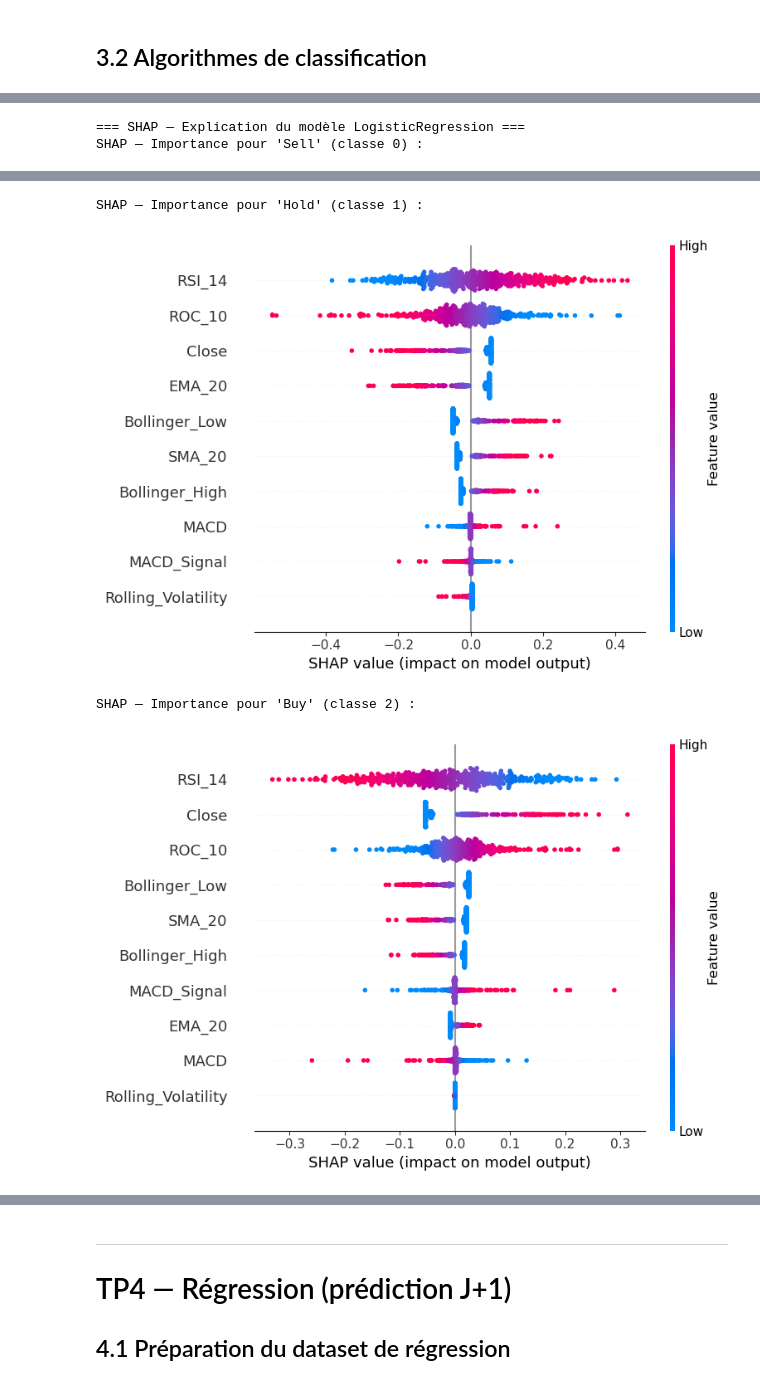
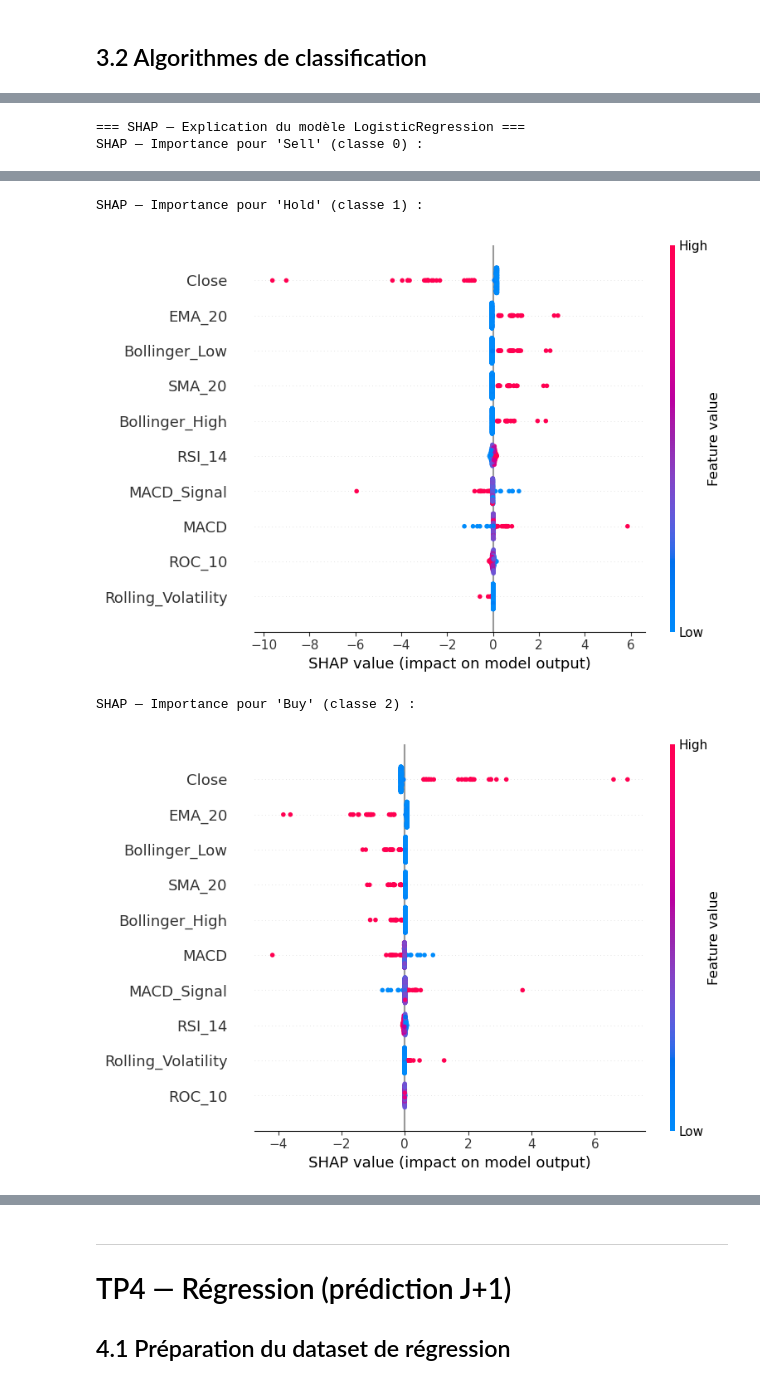
Before and after one commit to huimin-zhang-8/DS_finance, a Jupyter notebook: projet.ipynb, the cells around one changed output, grey strips where cells are left out. Saved outputs shown, nothing was run; the diff lists cells and outputs as text; code cells hidden in the pictures.

```diff
--- a/projet.ipynb
+++ b/projet.ipynb
@@ -669,12 +828,11 @@ def train_classifier(model, param_grid, X_train, y_train, X_test, y_test,
 # %%
 # XGBoost
 xgb_cls_result = train_classifier(
-    XGBClassifier(eval_metric='mlogloss', random_state=42),
+    XGBClassifier(),
     {
         "n_estimators":  [100, 200, 300, 500],
         "max_depth":     [2, 3, 4, 5],
         "learning_rate": [0.01, 0.05, 0.1, 0.2],
-        "subsample":     [0.7, 0.8, 1.0],
     },
     X_train_cls, y_train_cls, X_test_cls, y_test_cls, "XGBoost"
 )
@@ -718,8 +876,12 @@ weighted avg       0.39      0.35      0.34      9613
 # %%
 # Logistic Regression
 lr_cls_result = train_classifier(
-    LogisticRegression(max_iter=1000, random_state=42, solver="liblinear"),
-    {"C": [0.01, 0.1, 1, 10, 100], "penalty": ["l1", "l2"]},
+    LogisticRegression(max_iter=1000),
+    {
+        "C": [0.01, 0.1, 1, 10, 100],
+        "penalty": ["l1", "l2", "elastticnet"],
+        "solver" : ["liblinear", "saga", "lbfgs"]
+    },
     X_train_cls, y_train_cls, X_test_cls, y_test_cls, "Logistic Regression"
 )
 # %% [output]
@@ -835,5 +985,5 @@ class_labels = ["Sell", "Hold", "Buy"]
 # %%
-run_shap("XGBoost",            xgb_cls_result["model"], X_test_cls, X_cls.columns, class_labels)
+run_shap("XGBoost", xgb_cls_result["model"], X_train_cls, X_test_cls, X_cls.columns)
 # %% [output]
 === SHAP — Explication du modèle XGBoost ===
 SHAP — Importance pour 'Sell' (classe 0) :
@@ -845,5 +995,5 @@ SHAP — Importance pour 'Buy' (classe 2) :
 # %%
-run_shap("RandomForest",       rf_cls_result["model"],  X_test_cls, X_cls.columns, class_labels)
+run_shap("RandomForest", rf_cls_result["model"], X_train_cls, X_test_cls, X_cls.columns)
 # %% [output]
 === SHAP — Explication du modèle RandomForest ===
 SHAP — Importance pour 'Sell' (classe 0) :
@@ -855,5 +1005,5 @@ SHAP — Importance pour 'Buy' (classe 2) :
 # %%
-run_shap("LogisticRegression", lr_cls_result["model"],  X_test_cls, X_cls.columns, class_labels)
+run_shap("LogisticRegression", lr_cls_result["model"], X_train_cls, X_test_cls, X_cls.columns)
 # %% [output]
 === SHAP — Explication du modèle LogisticRegression ===
 SHAP — Importance pour 'Sell' (classe 0) :
@@ -861,5 +1011,5 @@ SHAP — Importance pour 'Sell' (classe 0) :
 SHAP — Importance pour 'Hold' (classe 1) :
-[figure, old version]
+[figure, new version]
 SHAP — Importance pour 'Buy' (classe 2) :
-[figure, old version]
+[figure, new version]
 # %%
```
Also changed, not shown: parts of 68 cells of this notebook, 1 other file.
